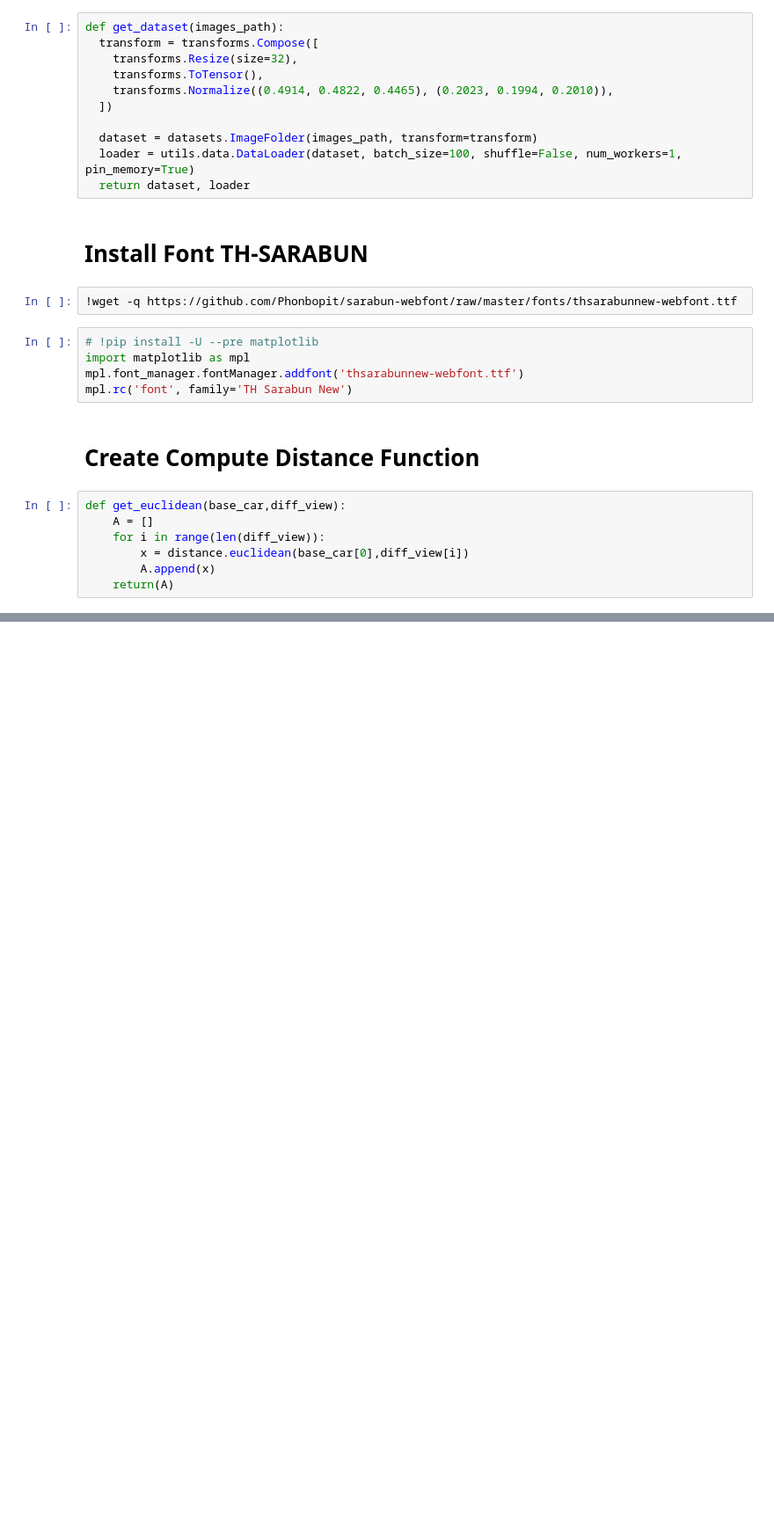
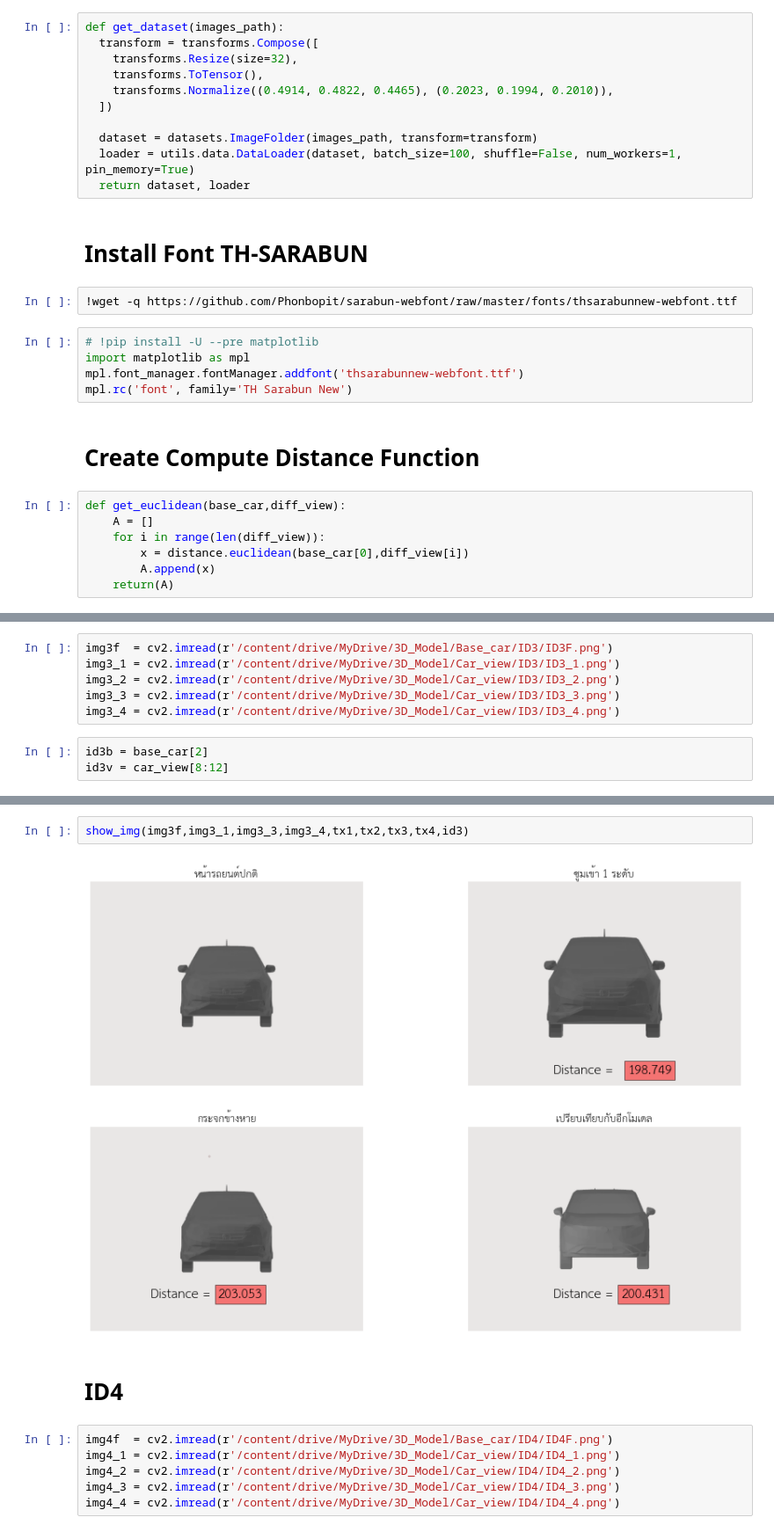
Before and after one commit to MeenTers/Project, a Jupyter notebook: Compare_view_3D.ipynb, the cells around one changed output, grey strips where cells are left out. Shown: that part at 88% size. Drawn from its saved outputs; the diff is of its cells as text; blank space fills up the shorter version.

```diff
--- a/Compare_view_3D.ipynb
+++ b/Compare_view_3D.ipynb
@@ -87,0 +190,9 @@ def get_euclidean(base_car,diff_view):
+# %%
+img3f  = cv2.imread(r'/content/drive/MyDrive/3D_Model/Base_car/ID3/ID3F.png')
+img3_1 = cv2.imread(r'/content/drive/MyDrive/3D_Model/Car_view/ID3/ID3_1.png')
+img3_2 = cv2.imread(r'/content/drive/MyDrive/3D_Model/Car_view/ID3/ID3_2.png')
+img3_3 = cv2.imread(r'/content/drive/MyDrive/3D_Model/Car_view/ID3/ID3_3.png')
+img3_4 = cv2.imread(r'/content/drive/MyDrive/3D_Model/Car_view/ID3/ID3_4.png')
+# %%
+id3b = base_car[2]
+id3v = car_view[8:12]
@@ -87,0 +204,12 @@ def get_euclidean(base_car,diff_view):
+# %%
+show_img(img3f,img3_1,img3_3,img3_4,tx1,tx2,tx3,tx4,id3)
+# %% [output]
+[figure, added]
+# %% [markdown]
+# ID4
+# %%
+img4f  = cv2.imread(r'/content/drive/MyDrive/3D_Model/Base_car/ID4/ID4F.png')
+img4_1 = cv2.imread(r'/content/drive/MyDrive/3D_Model/Car_view/ID4/ID4_1.png')
+img4_2 = cv2.imread(r'/content/drive/MyDrive/3D_Model/Car_view/ID4/ID4_2.png')
+img4_3 = cv2.imread(r'/content/drive/MyDrive/3D_Model/Car_view/ID4/ID4_3.png')
+img4_4 = cv2.imread(r'/content/drive/MyDrive/3D_Model/Car_view/ID4/ID4_4.png')
```
Also changed, not shown: parts of 32 cells of this notebook.
